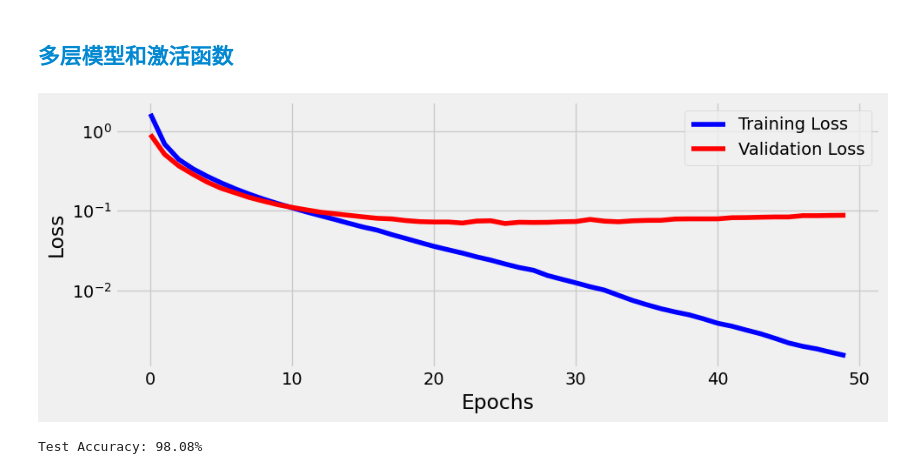
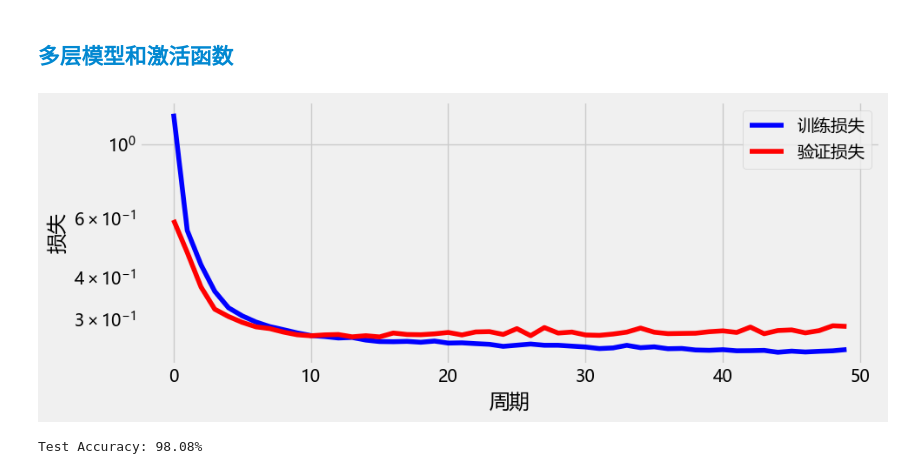
Before and after one commit to ShuningCui/CollegeComputerAI, a Jupyter notebook: chapter7/7_5_ImageClassification_Deep.ipynb, the cells around one changed output. Saved outputs shown, nothing was run; the diff lists cells and outputs as text; code cells hidden in the pictures.

```diff
--- a/chapter7/7_5_ImageClassification_Deep.ipynb
+++ b/chapter7/7_5_ImageClassification_Deep.ipynb
@@ -92,11 +92,11 @@ class ImageDeepModel(nn.Module):
     def forward(self, x):
         x=self.flatten(x)
         x = self.fc1(x)
-        x = F.relu(x)
+        # x = F.relu(x)
         x = self.fc2(x)
-        x = F.relu(x)
+        # x = F.relu(x)
         x = self.fc3(x)
-        x = F.relu(x)
+        # x = F.relu(x)
         return self.fc4(x)
 # %%
 model = ImageDeepModel()
@@ -108,22 +108,22 @@ train_loss, val_loss = train(model, train_loader, test_loader, loss_fn, optimize
 # %%
 import matplotlib.pyplot as plt
 from matplotlib.colors import ListedColormap
 
 plt.style.use('fivethirtyeight')
 def plot_losses():
     fig = plt.figure(figsize=(10, 4))
-    plt.plot(train_loss, label='Training Loss', c='b')
-    plt.plot(val_loss, label='Validation Loss', c='r')
+    plt.plot(train_loss, label='训练损失', c='b')
+    plt.plot(val_loss, label='验证损失', c='r')
     plt.yscale('log')
-    plt.xlabel('Epochs')
-    plt.ylabel('Loss')
+    plt.xlabel('周期')
+    plt.ylabel('损失')
     plt.legend()
     plt.tight_layout()
     return fig
 
 fig=plot_losses()
 # %% [output]
-[figure, old version]
+[figure, new version]
 # %%
 import torchmetrics
 accuracy = torchmetrics.Accuracy(task='multiclass', num_classes=10)
```
Also changed, not shown: 8 other files.
